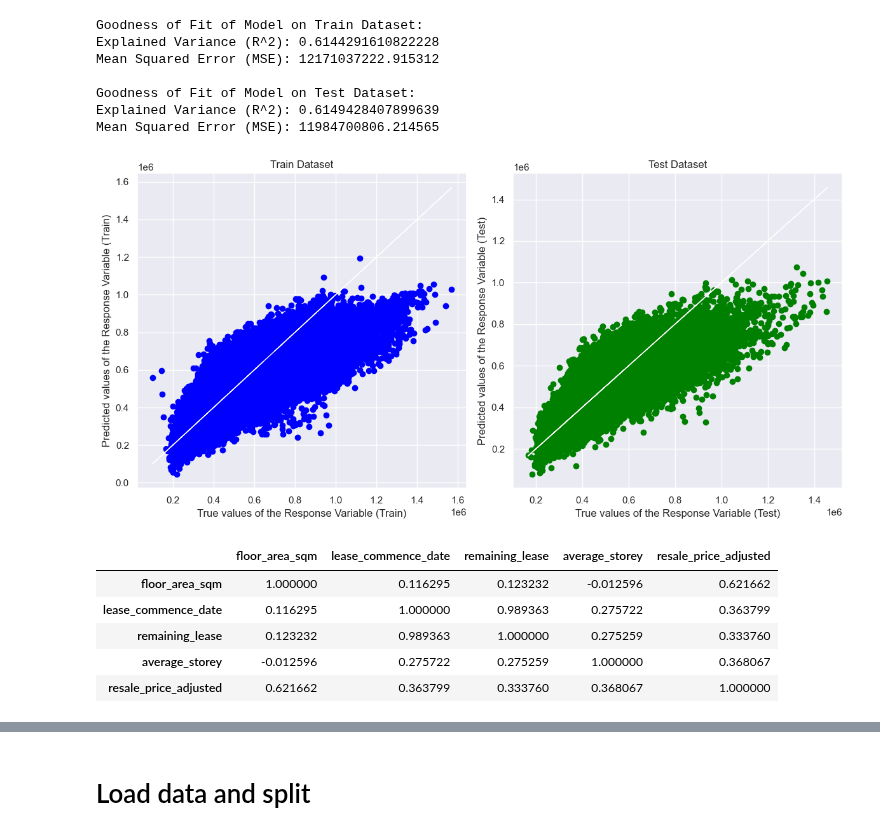
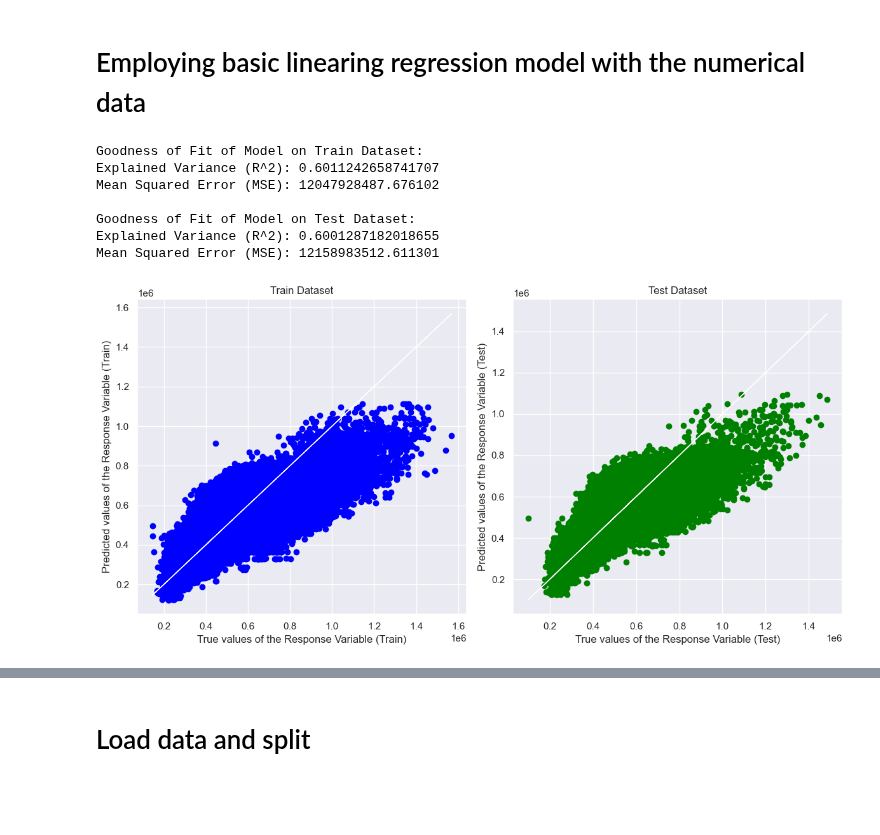
Before and after one commit to KuroInit/HDB-Resale-Price-Predict, a Jupyter notebook: MiniProject.ipynb, the cells around one changed output, grey strips where cells are left out. Drawn from its saved outputs; the diff is of its cells as text; code cells hidden in the pictures; blank space fills up the shorter version.

```diff
--- a/MiniProject.ipynb
+++ b/MiniProject.ipynb
@@ -28,15 +30,11 @@ from pathlib import Path
 # %%
-data_one = pd.read_csv("data/2000to2012.csv")
-data_two = pd.read_csv("data/2012to2014.csv")
-data_three = pd.read_csv("data/jan2015toDec2016.csv")
-data_four = pd.read_csv("data/jan2017upwards.csv")
+data_three = pd.read_csv("data/raw_data/jan2015toDec2016.csv")
+data_four = pd.read_csv("data/raw_data/jan2017upwards.csv")
 
-data_one = data_one.drop(columns=["block", "street_name"])
-data_two = data_two.drop(columns=["block", "street_name"])
 data_three = data_three.drop(columns=["block", "street_name"])
 data_four = data_four.drop(columns=["block", "street_name"])
 
-combined_data = pd.concat([data_one, data_two, data_three, data_four], ignore_index=True)
+combined_data = pd.concat([data_three, data_four], ignore_index=True)
 
 sorted_combined_data = combined_data.sort_values(by='month', ascending=True)
 
@@ -60,5 +60,5 @@ sorted_combined_data
 # %%
-CPIData = pd.read_csv('data/PercentChangeInConsumerPriceIndexCPIOverPreviousPeriod2019AsBaseYearMonthly.csv', header=None)
+CPIData = pd.read_csv('data/raw_data/CPID.csv', header=None)
 datetoextract = CPIData.iloc[0]
 indextoextract = CPIData.iloc[67]
 data = {'Period': datetoextract, 'CPIvalue': indextoextract}
@@ -68,7 +68,7 @@ AccomsCPI = AccomsCPI.drop(AccomsCPI.index[0])
 AccomsCPI[['Year', 'Month']] = AccomsCPI['Period'].str.extract('(\d{4})(\w{3})', expand=True)
 AccomsCPI['Date'] = pd.to_datetime(AccomsCPI['Year'] + AccomsCPI['Month'], format='%Y%b')
 AccomsCPI = AccomsCPI.sort_values(['Year', 'Date'], ascending=[False, False])
-AccomsCPI = AccomsCPI[AccomsCPI['Date'] >= '2000-01-01']
+AccomsCPI = AccomsCPI[AccomsCPI['Date'] >= '2015-01-01']
 AccomsCPI = AccomsCPI.drop(['Year', 'Month', 'Date'], axis=1)
 AccomsCPI.loc[AccomsCPI['CPIvalue'] == 'na', 'CPIvalue'] = 0
 AccomsCPI = AccomsCPI.reset_index(drop=True)
@@ -76,5 +76,5 @@ AccomsCPI['CPIvalue'] = AccomsCPI['CPIvalue'].astype(float)
 AccomsCPI['Period'] = pd.to_datetime(AccomsCPI['Period'], format='%Y%b')
 AccomsCPI['Period'] = AccomsCPI['Period'].dt.to_period('M')
 AccomsCPI['Period'] = AccomsCPI['Period'].astype(str)
-AccomsCPI.dtypes
+AccomsCPI
 # %% [output]
@@ -147,10 +163,8 @@ merged_data = merged_data.drop(['years', 'months'], axis=1)
 merged_data['lower_storey'] = merged_data['storey_range'].str.extract(r'(\d+) TO (\d+)').astype(float).iloc[:,0]
 merged_data['upper_storey'] = merged_data['storey_range'].str.extract(r'(\d+) TO (\d+)').astype(float).iloc[:,1]
 merged_data['average_storey'] = (merged_data['lower_storey'] + merged_data['upper_storey']) / 2
-columns_to_drop_final = ['lower_storey', 'upper_storey', 'storey_range', 'resale_price', 'AdjustmentValue']
+columns_to_drop_final = ['lower_storey', 'upper_storey', 'storey_range', 'resale_price', 'AdjustmentValue', 'remaining_lease', 'month']
 merged_data = merged_data.drop(columns=[col for col in columns_to_drop_final if col in merged_data.columns], axis=1)
 
-merged_data['remaining_lease'] = merged_data['remaining_lease'].fillna(np.nan)
-
-merged_data.dtypes
+merged_data.info()
 # %% [output]
@@ -167,15 +307,15 @@ dtype: object
+# %% [markdown]
+# Employing basic linearing regression model with the numerical data
 # %%
 import matplotlib.pyplot as plt
 from sklearn.linear_model import LinearRegression
 from sklearn.model_selection import train_test_split
 from sklearn.metrics import mean_squared_error
 
-numericalData = pd.DataFrame(merged_data[['floor_area_sqm', 'lease_commence_date', 'remaining_lease', 'average_storey', 'resale_price_adjusted']])
 
-# Drop NaN values from both features and target variable
-numericalData.dropna(subset=['floor_area_sqm', 'lease_commence_date', 'remaining_lease', 'average_storey', 'resale_price_adjusted'], inplace=True)
-X = numericalData[['floor_area_sqm', 'lease_commence_date', 'remaining_lease', 'average_storey']]
-y = numericalData['resale_price_adjusted']
+X = pd.concat([final_data[['floor_area_sqm', 'lease_commence_date', 'average_storey','town', 'flat_type', 'flat_model']]])
+X.head(20)
+y = final_data['resale_price_adjusted']
 # Split data into training and testing sets
 X_train, X_test, y_train, y_test = train_test_split(X, y, test_size=0.2, random_state=42)
 
@@ -194,44 +334,35 @@ print("Mean Squared Error (MSE):", mean_squared_error(y_train, y_train_pred))
 print()
 
 print("Goodness of Fit of Model on Test Dataset:")
 print("Explained Variance (R^2):", linreg.score(X_test, y_test))
 print("Mean Squared Error (MSE):", mean_squared_error(y_test, y_test_pred))
 print()
 
 # Plot the Predictions versus True values
 plt.figure(figsize=(12, 6))
 
 plt.subplot(1, 2, 1)
 plt.scatter(y_train, y_train_pred, color="blue")
 plt.plot(y_train, y_train, 'w-', linewidth=1)
 plt.xlabel("True values of the Response Variable (Train)")
 plt.ylabel("Predicted values of the Response Variable (Train)")
 plt.title("Train Dataset")
 
 plt.subplot(1, 2, 2)
 plt.scatter(y_test, y_test_pred, color="green")
 plt.plot(y_test, y_test, 'w-', linewidth=1)
 plt.xlabel("True values of the Response Variable (Test)")
 plt.ylabel("Predicted values of the Response Variable (Test)")
 plt.title("Test Dataset")
 
 plt.tight_layout()
 plt.show()
 # %% [output]
 Goodness of Fit of Model on Train Dataset:
-Explained Variance (R^2): 0.6144291610822228
-Mean Squared Error (MSE): 12171037222.915312
+Explained Variance (R^2): 0.6011242658741707
+Mean Squared Error (MSE): 12047928487.676102
 
 Goodness of Fit of Model on Test Dataset:
-Explained Variance (R^2): 0.6149428407899639
-Mean Squared Error (MSE): 11984700806.214565
+Explained Variance (R^2): 0.6001287182018655
+Mean Squared Error (MSE): 12158983512.611301
-[figure, old version]
+[figure, new version]
-# %%
-numericalData.corr()
-# %% [output]
-|  | floor_area_sqm | lease_commence_date | remaining_lease | average_storey | resale_price_adjusted |
-| floor_area_sqm | 1.000000 | 0.116295 | 0.123232 | -0.012596 | 0.621662 |
-| lease_commence_date | 0.116295 | 1.000000 | 0.989363 | 0.275722 | 0.363799 |
-| remaining_lease | 0.123232 | 0.989363 | 1.000000 | 0.275259 | 0.333760 |
-| average_storey | -0.012596 | 0.275722 | 0.275259 | 1.000000 | 0.368067 |
-| resale_price_adjusted | 0.621662 | 0.363799 | 0.333760 | 0.368067 | 1.000000 |
```
Also changed, not shown: parts of 48 cells of this notebook, 2 other files.
